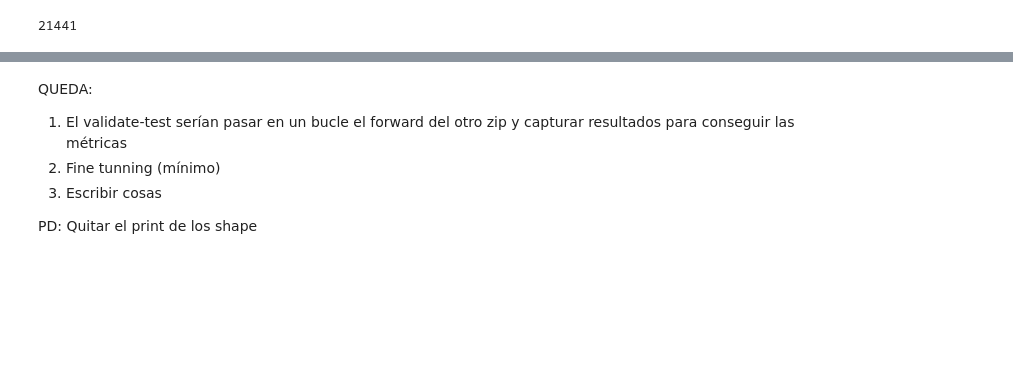
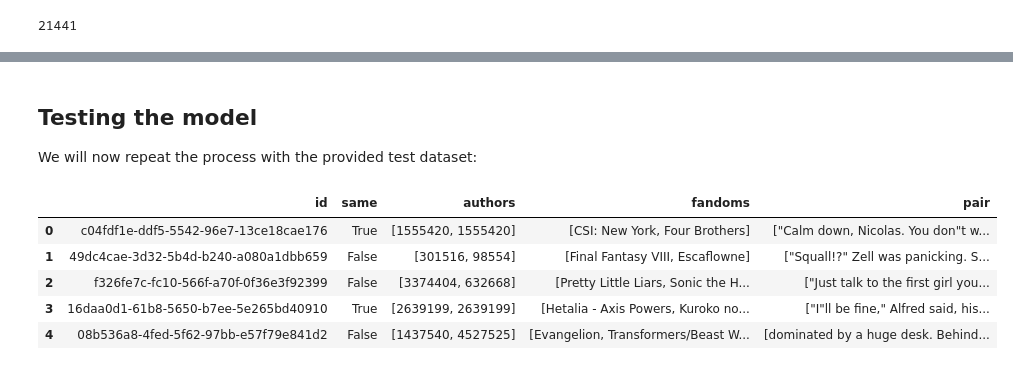
Before and after one commit to w-dan/PAN-2023, a Jupyter notebook: main.ipynb, the cells around one changed output, grey strips where cells are left out. Cells and saved outputs as stored; diff of their text form; code cells hidden in the pictures; blank space fills up the shorter version.

Commit message:
V5.0 : Last model

```diff
--- a/main.ipynb
+++ b/main.ipynb
@@ -386,8 +379,0 @@ Epoch [1/10], Step [500/1316], Loss: 0.6660202199220657
-# %% [markdown]
-QUEDA:
-
-1. El validate-test serían pasar en un bucle el forward del otro zip y capturar resultados para conseguir las métricas
-2. Fine tunning (mínimo)
-3. Escribir cosas
-
-PD: Quitar el print de los shape
@@ -396 +380,6 @@ raise ValueError('FALTA HACER LA PARTE DE VALIDACIÓN, PONER LAS COSAS BIEN!!!!
+# %% [markdown]
+## Testing the model
+
+
+We will now repeat the process with the provided test dataset:
 # %%
@@ -400,6 +389,15 @@ GROUND_TRUTH = "pan20-authorship-verification-test-truth.jsonl"
 # %%
-df_ground_truth = get_dataframe_from_file(f"{FOLDER}/{GROUND_TRUTH}")
-df_inputs = get_dataframe_from_file(f"{FOLDER}/{VALUES_FILE}")
+df_ground_truth = get_dataframe_from_file(f"{GROUND_TRUTH}")
+df_inputs = get_dataframe_from_file(f"{VALUES_FILE}")
 
 df_combined_val = pd.merge(df_ground_truth, df_inputs, on='id')
+# %%
+df_combined_val.head()
+# %% [output]
+|  | id | same | authors | fandoms | pair |
+| 0 | c04fdf1e-ddf5-5542-96e7-13ce18cae176 | True | [1555420, 1555420] | [CSI: New York, Four Brothers] | ["Calm down, Nicolas. You don"t w... |
+| 1 | 49dc4cae-3d32-5b4d-b240-a080a1dbb659 | False | [301516, 98554] | [Final Fantasy VIII, Escaflowne] | ["Squall!?" Zell was panicking. S... |
+| 2 | f326fe7c-fc10-566f-a70f-0f36e3f92399 | False | [3374404, 632668] | [Pretty Little Liars, Sonic the H... | ["Just talk to the first girl you... |
+| 3 | 16daa0d1-61b8-5650-b7ee-5e265bd40910 | True | [2639199, 2639199] | [Hetalia - Axis Powers, Kuroko no... | ["I"ll be fine," Alfred said, his... |
+| 4 | 08b536a8-4fed-5f62-97bb-e57f79e841d2 | False | [1437540, 4527525] | [Evangelion, Transformers/Beast W... | [dominated by a huge desk. Behind... |
 # %%
```
Also changed, not shown: parts of 35 cells of this notebook, 1 other file.
